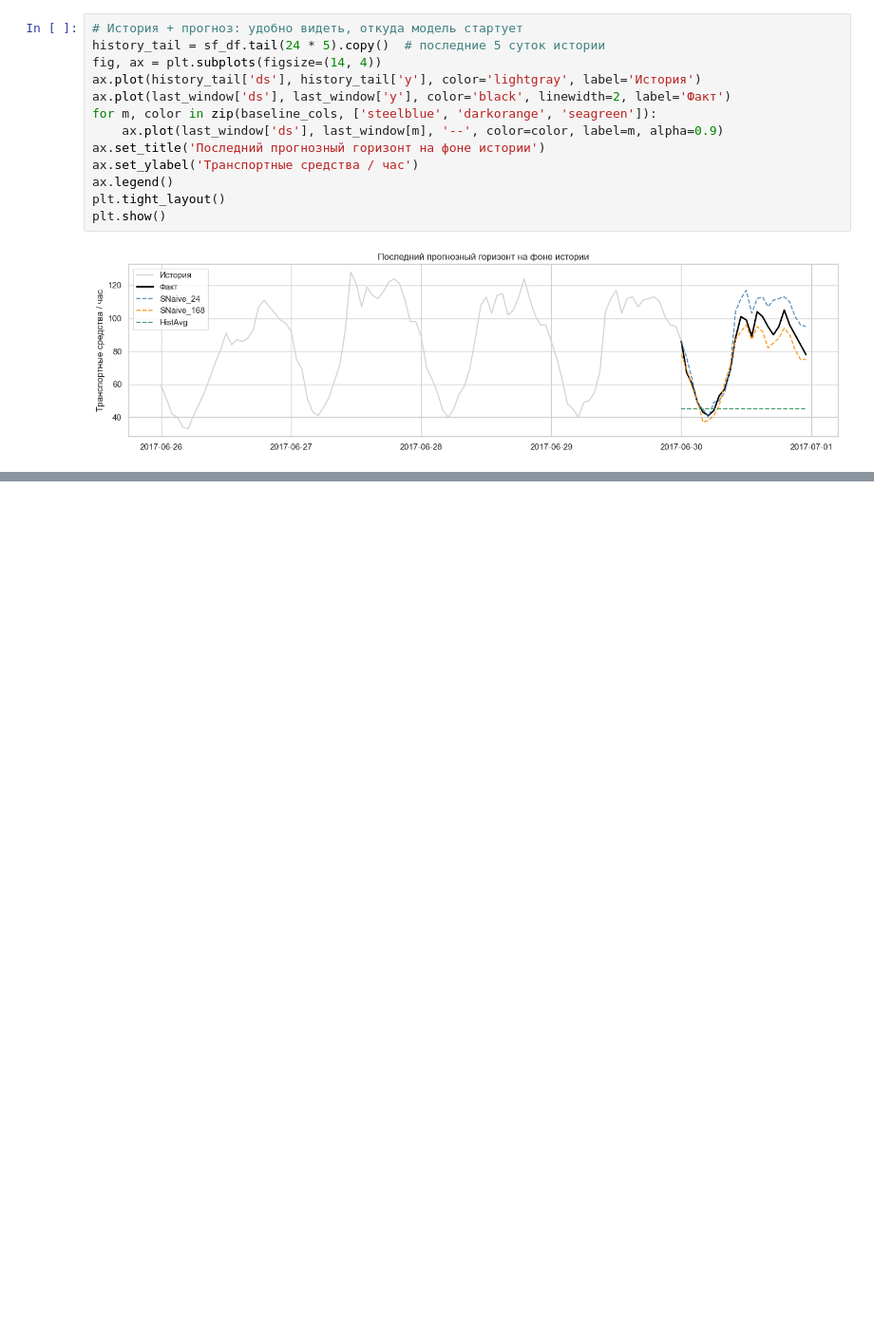
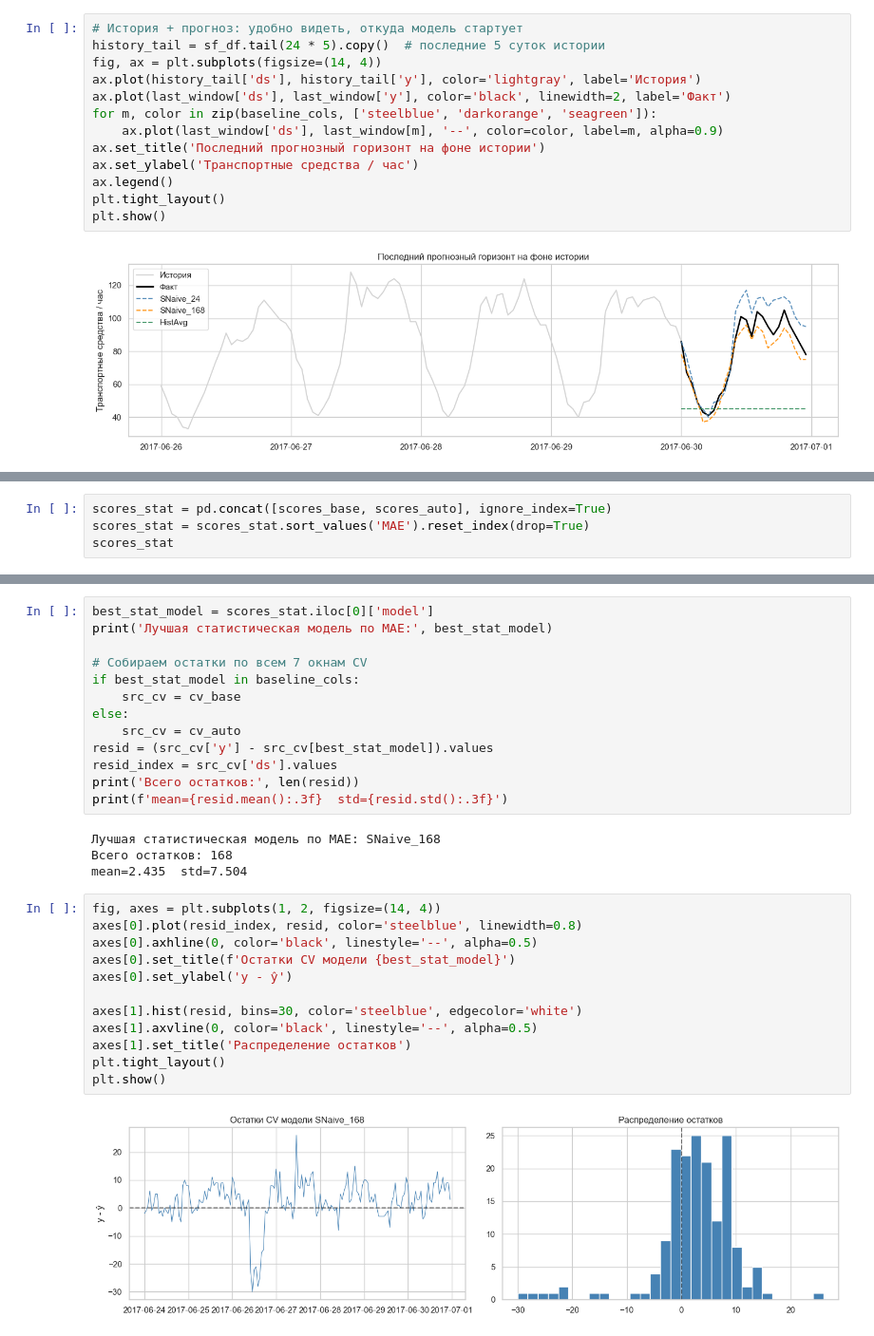
Before and after one commit to AinurGalimzyanov/TrafficForecasting, a Jupyter notebook: notebooks/analysis.ipynb, the cells around one changed output, grey strips where cells are left out. Shown at 95% size. Drawn from its saved outputs; the diff is of its cells as text; blank space fills up the shorter version.

```diff
--- a/notebooks/analysis.ipynb
+++ b/notebooks/analysis.ipynb
@@ -500,0 +571,4 @@ plt.show()
+# %%
+scores_stat = pd.concat([scores_base, scores_auto], ignore_index=True)
+scores_stat = scores_stat.sort_values('MAE').reset_index(drop=True)
+scores_stat
@@ -500,0 +614,31 @@ plt.show()
+# %%
+best_stat_model = scores_stat.iloc[0]['model']
+print('Лучшая статистическая модель по MAE:', best_stat_model)
+
+# Собираем остатки по всем 7 окнам CV
+if best_stat_model in baseline_cols:
+    src_cv = cv_base
+else:
+    src_cv = cv_auto
+resid = (src_cv['y'] - src_cv[best_stat_model]).values
+resid_index = src_cv['ds'].values
+print('Всего остатков:', len(resid))
+print(f'mean={resid.mean():.3f}  std={resid.std():.3f}')
+# %% [output]
+Лучшая статистическая модель по MAE: SNaive_168
+Всего остатков: 168
+mean=2.435  std=7.504
+# %%
+fig, axes = plt.subplots(1, 2, figsize=(14, 4))
+axes[0].plot(resid_index, resid, color='steelblue', linewidth=0.8)
+axes[0].axhline(0, color='black', linestyle='--', alpha=0.5)
+axes[0].set_title(f'Остатки CV модели {best_stat_model}')
+axes[0].set_ylabel('y - ŷ')
+
+axes[1].hist(resid, bins=30, color='steelblue', edgecolor='white')
+axes[1].axvline(0, color='black', linestyle='--', alpha=0.5)
+axes[1].set_title('Распределение остатков')
+plt.tight_layout()
+plt.show()
+# %% [output]
+[figure, added]
```
Also changed, not shown: parts of 12 cells of this notebook.
